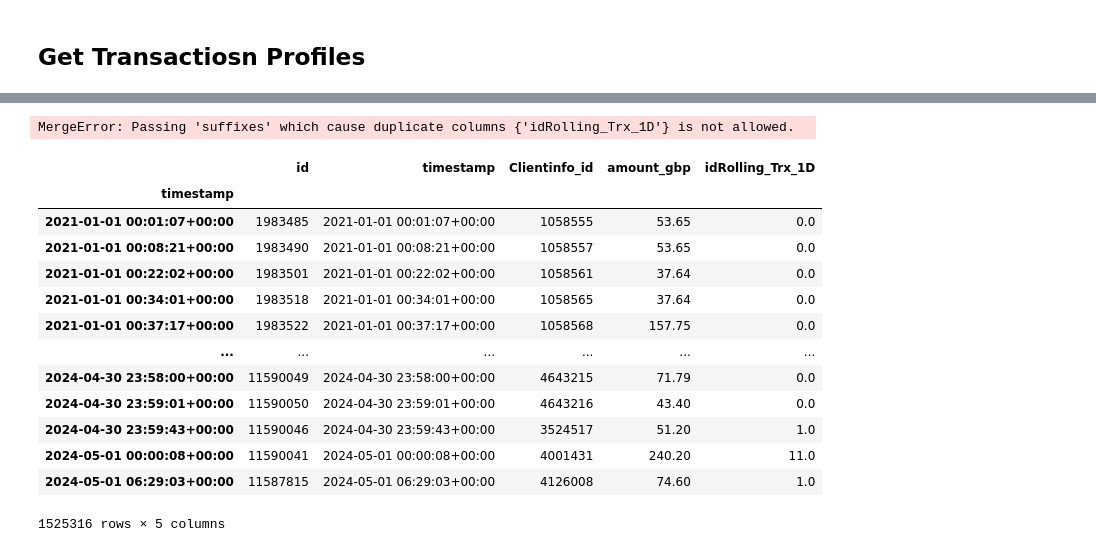
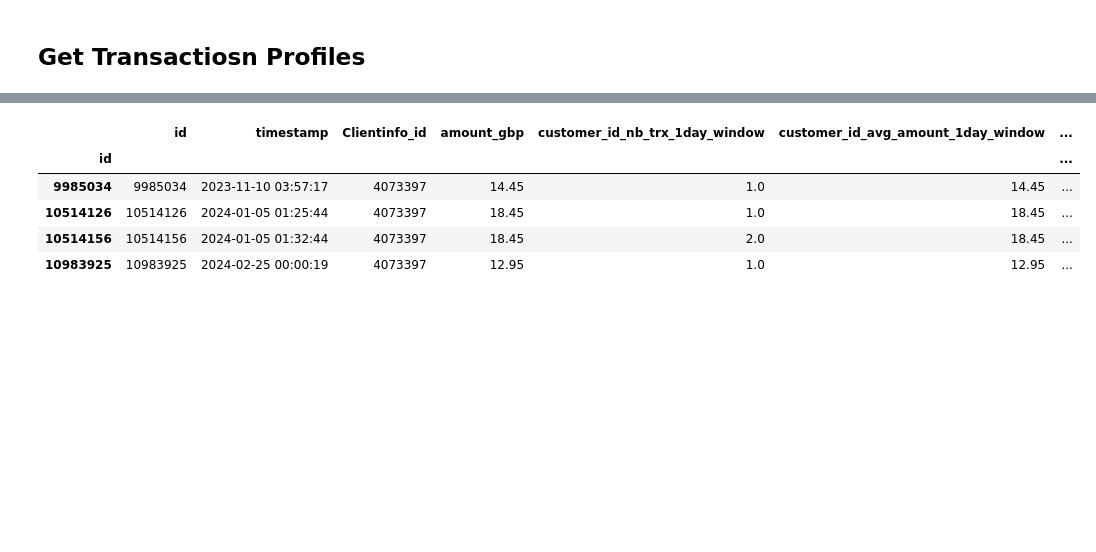
Before and after one commit to MaayanHagbi/CAS_ADS_Final_Project, a Jupyter notebook: Fraud_Detection_ML_(CAS_ADS).ipynb, the cells around one changed output, grey strips where cells are left out. Saved outputs shown, nothing was run; the diff lists cells and outputs as text; code cells hidden in the pictures; blank space fills up the shorter version.

```diff
--- a/Fraud_Detection_ML_(CAS_ADS).ipynb
+++ b/Fraud_Detection_ML_(CAS_ADS).ipynb
@@ -196,11 +205,33 @@ KeyboardInterrupt:
 # %% [markdown]
 ## Get Transactiosn Profiles
 # %%
+
+
 def time_to_seconds(t):
     return t.hour * 3600 + t.minute * 60 + t.second
 
 def is_weekend(date):
     return date.weekday() >= 5
+
+def get_client_spending_behaviour_features(customer_trx, window_size_in_days = [1,7,30]):
+
+  customer_trx = customer_trx.sort_values('timestamp')
+  customer_trx.index = customer_trx.timestamp
+
+  for window_size in window_size_in_days:
+    sum_amount_trx_window = customer_trx['amount_gbp'].rolling(str(window_size)+'d').sum()
+    nb_trx_window = customer_trx['amount_gbp'].rolling(str(window_size) + 'd').count()
+
+    avg_amount_trx_window = sum_amount_trx_window/nb_trx_window
+
+    print(nb_trx_window)
+
+    customer_trx['customer_id_nb_trx_' + str(window_size) + 'day_window'] = list(nb_trx_window)
+    customer_trx['customer_id_avg_amount_'+str(window_size) + 'day_window'] = list(avg_amount_trx_window)
+
+  customer_trx.index = customer_trx.id
+
+  return customer_trx
 
 #Trx Profiles table
 Trx_Profile = Data_Adf[['id','timestamp','Clientinfo_id','amount_gbp']].copy()
@@ -222,21 +253,18 @@ new_columns_dic = {k: v for k, v in zip(old_colums_names,new_columns_names)}
 
 Trx_Profile = Trx_Profile.rename(columns=new_columns_dic)
 
-#Customer Trx Profile Rolling
-Trx_Profile_Rolling = Data_Adf[['id','timestamp','Clientinfo_id','amount_gbp']].copy()
-Trx_Profile_Rolling.sort_values(by=['Clientinfo_id','timestamp'], ascending=[True,True], ignore_index=True)
-Trx_Profile_Rolling.set_index(['timestamp','id'],inplace=True)
+print(Trx_Profile)
 
 
-#Customer Spending Behaviour
-Rolling_Trx_1D = Trx_Profile_Rolling.groupby('Clientinfo_id').rolling('1D').count() - 1
-Rolling_Trx_1D = Rolling_Trx_1D.reset_index(level=0, drop=True)
-Rolling_Trx_7D = Trx_Profile_Rolling.groupby('Clientinfo_id')['id'].rolling('7D').count() - 1
-Rolling_Trx_7D = Rolling_Trx_7D.reset_index(level=0, drop=True)
-Rolling_Trx_30D = Trx_Profile_Rolling.groupby('Clientinfo_id')['id'].rolling('30D').count() - 1
-Rolling_Trx_30D = Rolling_Trx_30D.reset_index(level=0, drop=True)
+Trx_Profile_Rolling = Data_Adf[['id','timestamp','Clientinfo_id','amount_gbp']].copy()
 
-Rolling_Avg_Amount_1D = Trx_Profile_Rolling.groupby('Clientinfo_id')['amount_gbp'].rolling('1D').mean().reset_index(level=0, drop=True)
-Rolling_Avg_Amount_7D = Trx_Profile_Rolling.groupby('Clientinfo_id')['amount_gbp'].rolling('7D').mean().reset_index(level=0, drop=True)
-Rolling_Avg_Amount_30D = Trx_Profile_Rolling.groupby('Clientinfo_id')['amount_gbp'].rolling('30D').mean().reset_index(level=0, drop=True)
+Trx_Profile_Rolling['timestamp'] = Trx_Profile_Rolling['timestamp'].dt.tz_localize(None)
+Trx_Profile_Rolling['timestamp'] = Trx_Profile_Rolling['timestamp'].astype('datetime64[ns]')
+
+client_id_list = Trx_Profile_Rolling['Clientinfo_id'].unique()
+client_id_list.dropna()
+
+
+spending_behaviour = get_client_spending_behaviour_features(Trx_Profile_Rolling[Trx_Profile_Rolling['Clientinfo_id'] ==  4073397])
+spending_behaviour
 # %% [output]
@@ -244,22 +288,7 @@ ValueError: window must be an integer 0 or greater
+|  | id | timestamp | Clientinfo_id | amount_gbp | customer_id_nb_trx_1day_window | customer_id_avg_amount_1day_window | ... |
+| id |  |  |  |  |  |  | ... |
+| 9985034 | 9985034 | 2023-11-10 03:57:17 | 4073397 | 14.45 | 1.0 | 14.45 | ... |
+| 10514126 | 10514126 | 2024-01-05 01:25:44 | 4073397 | 18.45 | 1.0 | 18.45 | ... |
+| 10514156 | 10514156 | 2024-01-05 01:32:44 | 4073397 | 18.45 | 2.0 | 18.45 | ... |
+| 10983925 | 10983925 | 2024-02-25 00:00:19 | 4073397 | 12.95 | 1.0 | 12.95 | ... |
-# %%
-Rolling_Trx_1D = Trx_Profile_Rolling.merge(Rolling_Trx_1D, left_index=True,right_index=True,suffixes=['','Rolling_Trx_1D'])
-# %% [output]
-MergeError: Passing 'suffixes' which cause duplicate columns {'idRolling_Trx_1D'} is not allowed.
-# %%
-Rolling_Trx_1D
-# %% [output]
-|  | id | timestamp | Clientinfo_id | amount_gbp | idRolling_Trx_1D |
-| timestamp |  |  |  |  |  |
-| 2021-01-01 00:01:07+00:00 | 1983485 | 2021-01-01 00:01:07+00:00 | 1058555 | 53.65 | 0.0 |
-| 2021-01-01 00:08:21+00:00 | 1983490 | 2021-01-01 00:08:21+00:00 | 1058557 | 53.65 | 0.0 |
-| 2021-01-01 00:22:02+00:00 | 1983501 | 2021-01-01 00:22:02+00:00 | 1058561 | 37.64 | 0.0 |
-| 2021-01-01 00:34:01+00:00 | 1983518 | 2021-01-01 00:34:01+00:00 | 1058565 | 37.64 | 0.0 |
-| 2021-01-01 00:37:17+00:00 | 1983522 | 2021-01-01 00:37:17+00:00 | 1058568 | 157.75 | 0.0 |
-| ... | ... | ... | ... | ... | ... |
-| 2024-04-30 23:58:00+00:00 | 11590049 | 2024-04-30 23:58:00+00:00 | 4643215 | 71.79 | 0.0 |
-| 2024-04-30 23:59:01+00:00 | 11590050 | 2024-04-30 23:59:01+00:00 | 4643216 | 43.40 | 0.0 |
-| 2024-04-30 23:59:43+00:00 | 11590046 | 2024-04-30 23:59:43+00:00 | 3524517 | 51.20 | 1.0 |
-| 2024-05-01 00:00:08+00:00 | 11590041 | 2024-05-01 00:00:08+00:00 | 4001431 | 240.20 | 11.0 |
-| 2024-05-01 06:29:03+00:00 | 11587815 | 2024-05-01 06:29:03+00:00 | 4126008 | 74.60 | 1.0 |
-1525316 rows × 5 columns
 # %%
```
Also changed, not shown: parts of 4 cells of this notebook.
